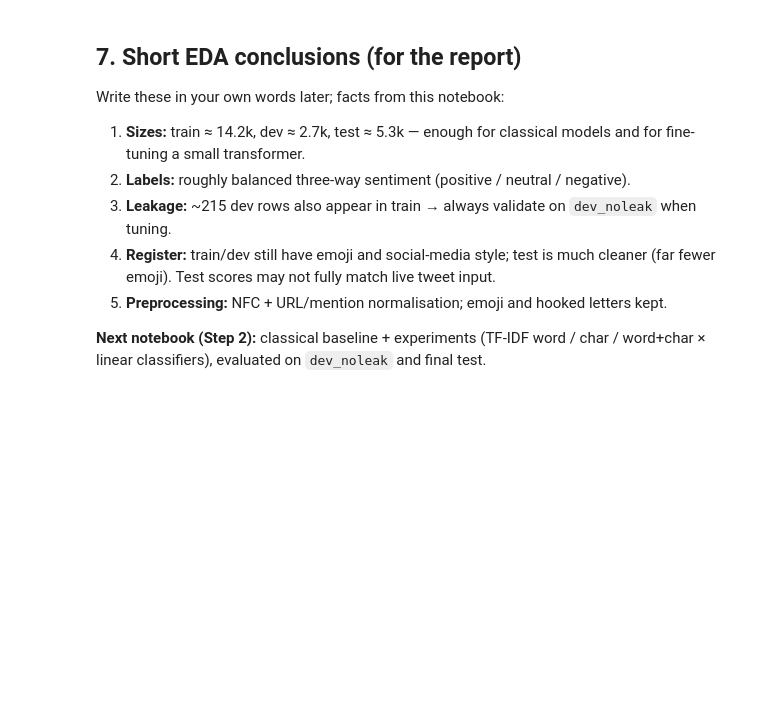
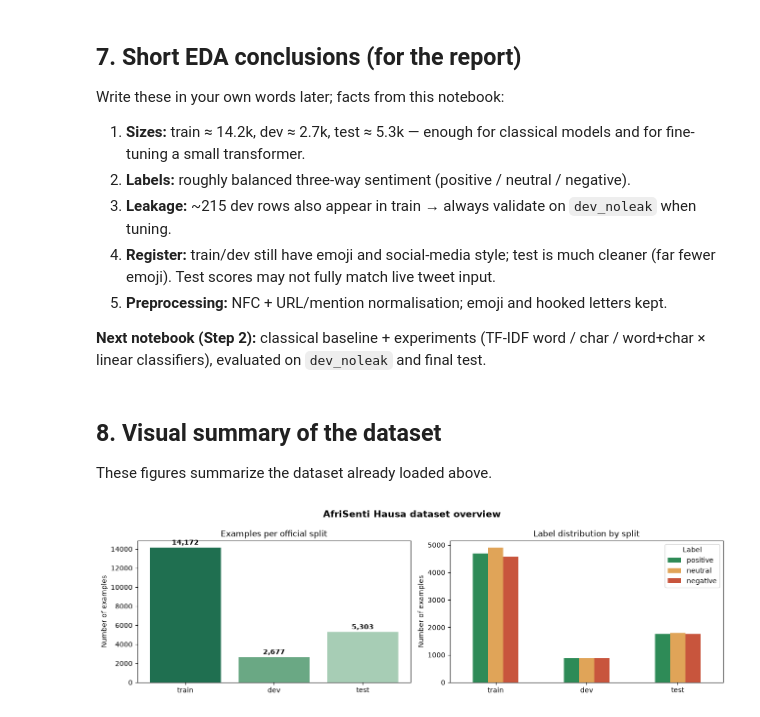
Before and after one commit to N-SilverJr/hausa-sentiment-app, a Jupyter notebook: notebooks/01_data_eda.ipynb, the cells around one changed output. Drawn from its saved outputs; the diff is of its cells as text; code cells hidden in the pictures; blank space fills up the shorter version.

Commit message:
Add experiment visualization figures

```diff
--- a/notebooks/01_data_eda.ipynb
+++ b/notebooks/01_data_eda.ipynb
@@ -313,3 +313,35 @@ Write these in your own words later; facts from this notebook:
 5. **Preprocessing:** NFC + URL/mention normalisation; emoji and hooked letters kept.
 
 **Next notebook (Step 2):** classical baseline + experiments (TF-IDF word / char / word+char × linear classifiers), evaluated on `dev_noleak` and final test.
+# %% [markdown]
+## 8. Visual summary of the dataset
+
+These figures summarize the dataset already loaded above.
+# %%
+import matplotlib.pyplot as plt
+
+# Visual summary: split sizes and class balance
+fig, axes = plt.subplots(1, 2, figsize=(13, 4))
+
+split_frames = [("train", train), ("dev", dev), ("test", test)]
+split_names = [name for name, _ in split_frames]
+split_sizes = [len(frame) for _, frame in split_frames]
+axes[0].bar(split_names, split_sizes, color=["#1f6f50", "#6aa884", "#a7cdb5"])
+axes[0].set_title("Examples per official split")
+axes[0].set_ylabel("Number of examples")
+for index, value in enumerate(split_sizes):
+    axes[0].text(index, value + max(split_sizes) * 0.02, f"{value:,}", ha="center", fontweight="bold")
+
+label_counts = pd.DataFrame({name: frame["label"].value_counts().reindex(LABELS) for name, frame in split_frames})
+label_counts.T.plot(kind="bar", ax=axes[1], color=["#2e8b57", "#e0a458", "#c8553d"])
+axes[1].set_title("Label distribution by split")
+axes[1].set_xlabel("")
+axes[1].set_ylabel("Number of examples")
+axes[1].tick_params(axis="x", rotation=0)
+axes[1].legend(title="Label")
+
+fig.suptitle("AfriSenti Hausa dataset overview", fontsize=14, fontweight="bold")
+plt.tight_layout()
+plt.show()
+# %% [output]
+[figure, added]
```
Also changed, not shown: parts of 2 cells of this notebook, 3 other files.
